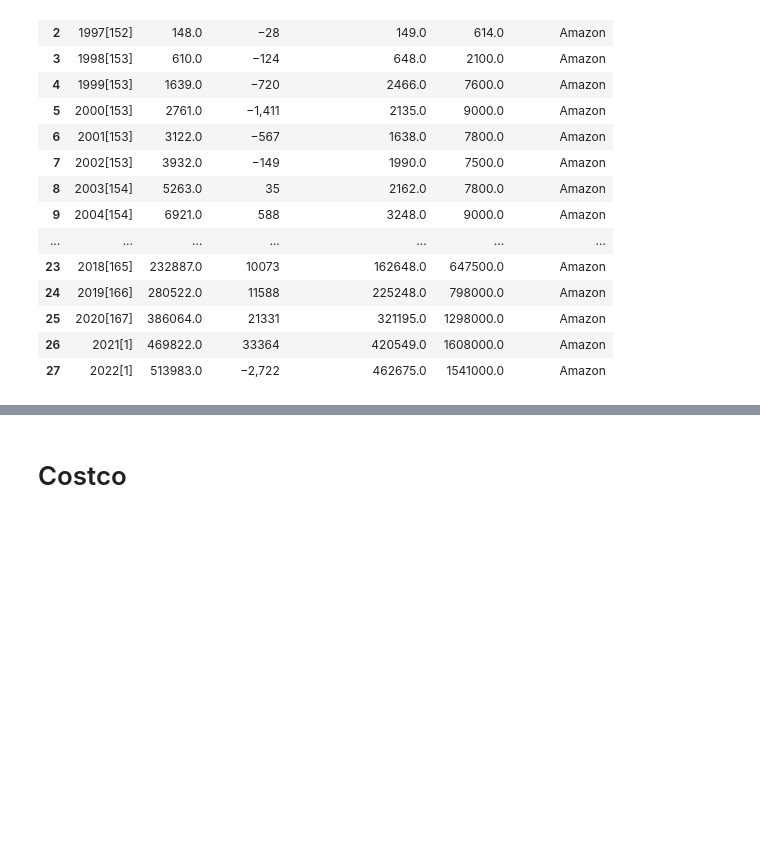
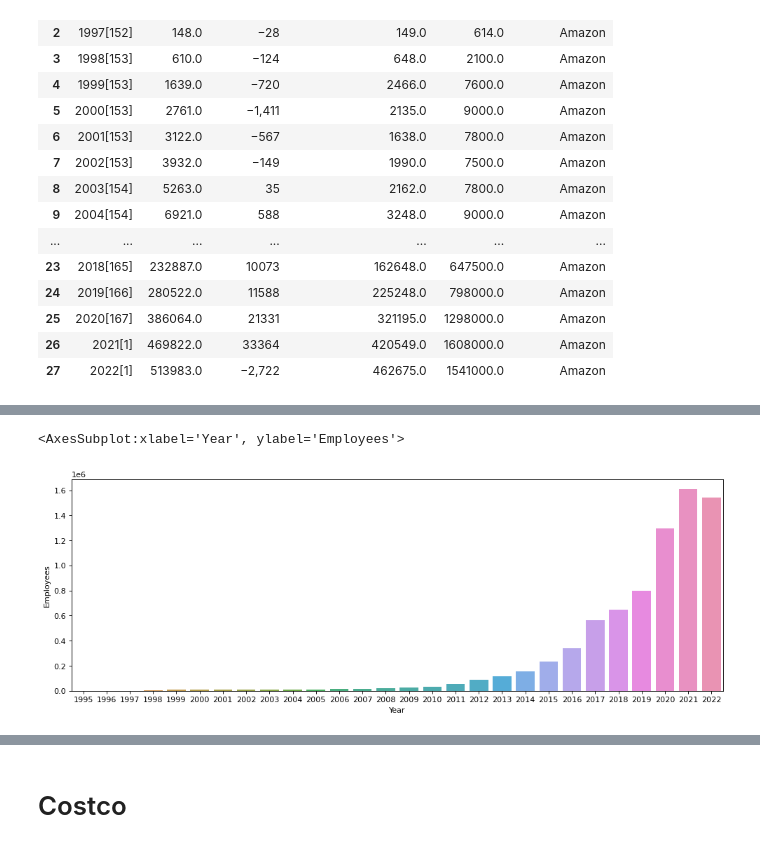
Before and after one commit to aswani848/6830project3, a Jupyter notebook: 6830Project3-1.ipynb, the cells around one changed output, grey strips where cells are left out. Cells and saved outputs as stored; diff of their text form; code cells hidden in the pictures; blank space fills up the shorter version.

```diff
--- a/6830Project3-1.ipynb
+++ b/6830Project3-1.ipynb
@@ -239,3 +305,5 @@ df_amazon
 | 27 | 2022[1] | 513983.0 | −2,722 | 462675.0 | 1541000.0 | Amazon |
 # %%
 df_amazon[['Year','remove']]=df_amazon['Year'].str.split('[',expand = True)
+# %%
+df_amazon.Year=df_amazon.Year.astype(int)
@@ -241,0 +330,6 @@ df_amazon[['Year','remove']]=df_amazon['Year'].str.split('[',expand = True)
+# %%
+plt.figure(figsize=(15, 5), dpi=80)
+sns.barplot(data=df_amazon,x='Year',y='Employees')
+# %% [output]
+<AxesSubplot:xlabel='Year', ylabel='Employees'>
+[figure, added]
```
Also changed, not shown: parts of 34 cells of this notebook.
